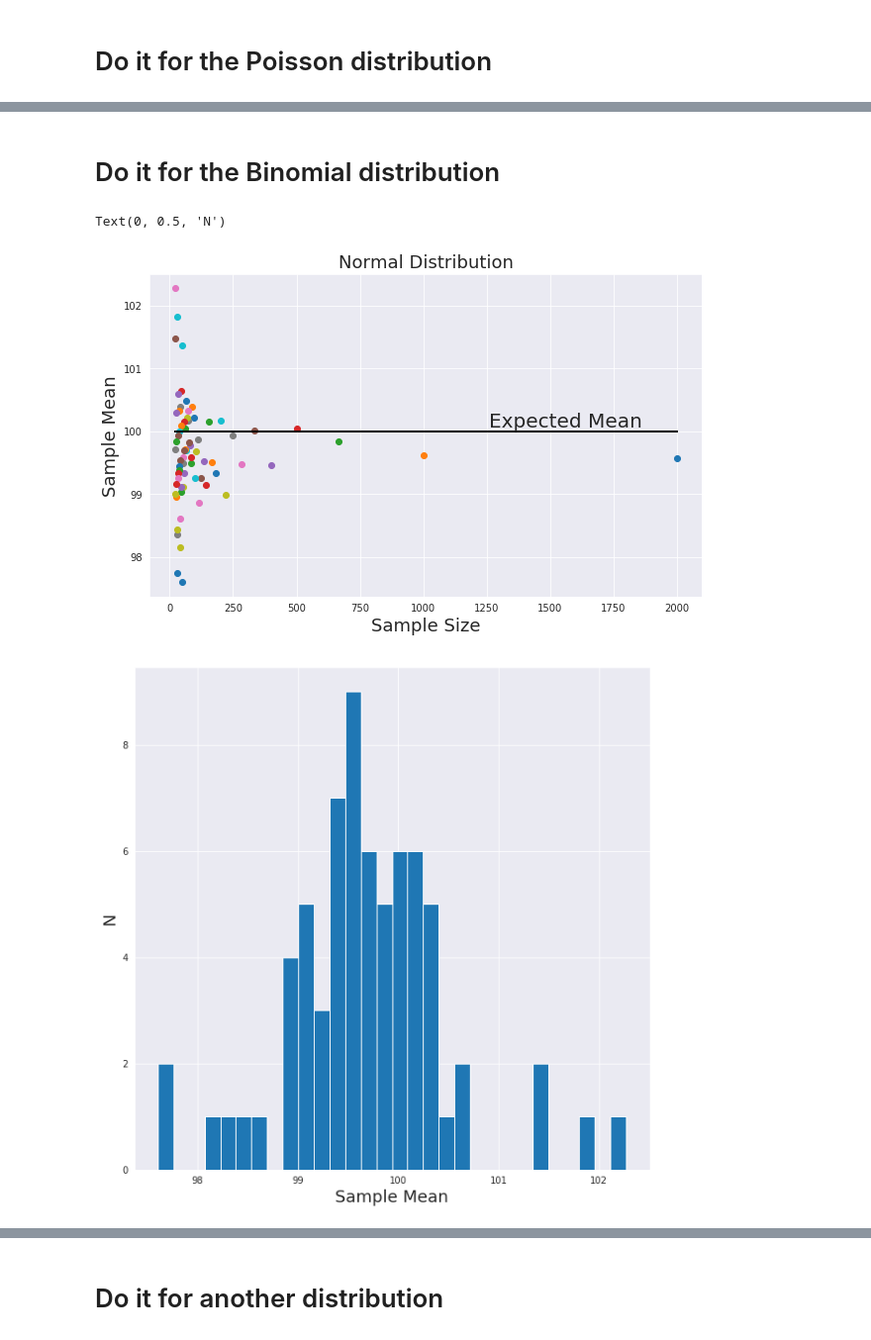
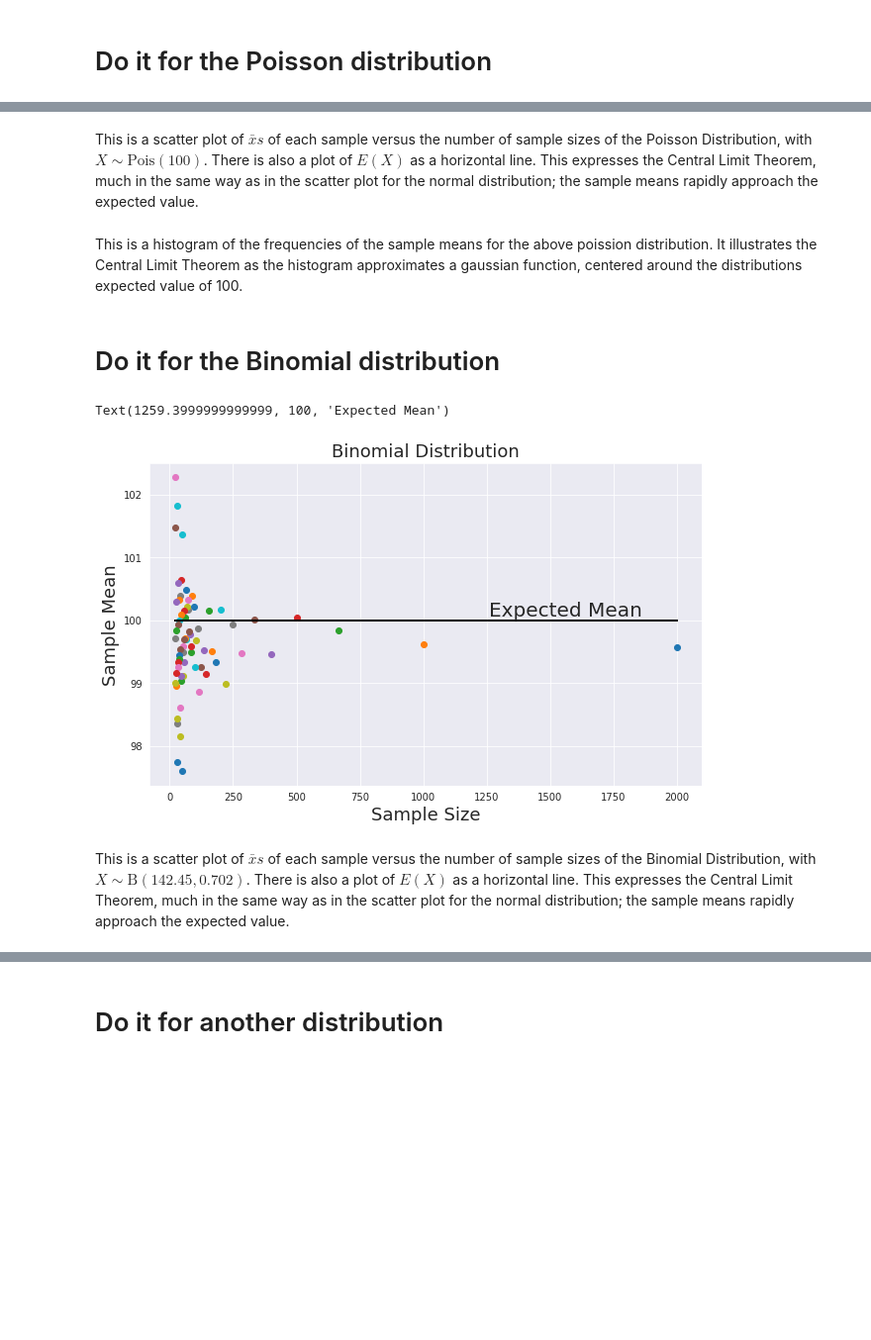
Before and after one commit to sheamusfitz/DSPS_zgermain, a Jupyter notebook: HW2_2_zgermain.ipynb, the cells around one changed output, grey strips where cells are left out. Shown at 99% size. Cells and saved outputs as stored; diff of their text form; code cells hidden in the pictures; blank space fills up the shorter version.

```diff
--- a/HW2_2_zgermain.ipynb
+++ b/HW2_2_zgermain.ipynb
@@ -248,7 +254,7 @@ for entry in md['pois']:
         #Plot Labels
         axpois_mu_n.set_xlabel('Sample Size', fontsize=18)
         axpois_mu_n.set_ylabel('Sample Mean', fontsize=18)
-        axpois_mu_n.set_title('Normal Distribution', fontsize=18)
+        axpois_mu_n.set_title('Poisson Distribution', fontsize=18)
         #Creats line plot for the expected mean
         #Extends from the smallest value of mysize to largest
         #Both endpoints equal mean so it plots a horizontal line
@@ -258,14 +264,4 @@ for entry in md['pois']:
 #After for loop, labels the horizontal line
 axpois_mu_n.text(axpois_mu_n.get_xlim()[1] * .6, 100, "Expected Mean",
                   va="bottom", fontsize=20)
-
-###############################################################################
-#BEGIN HISTOGRAM
-#Creates list of means for histogram
-allmeans = list(md['pois']['means'].values())
-#Initalize histogram
-pl.figure(figsize=(10, 10))
-pl.hist(allmeans,bins=30)
-pl.xlabel('Sample Mean', fontsize = 18)
-pl.ylabel('N', fontsize = 18)
 # %% [output]
@@ -274,0 +270,2 @@ Text(0, 0.5, 'N')
+# %% [markdown]
+This is a scatter plot of $\bar{x} s$ of each sample versus the number of sample sizes of the Poisson Distribution, with $X\sim \text{Pois}(100)$. There is also a plot of $E(X)$ as a horizontal line. This expresses the Central Limit Theorem, much in the same way as in the scatter plot for the normal distribution; the sample means rapidly approach the expected value.
@@ -275,3 +282,5 @@ Text(0, 0.5, 'N')
+# %% [markdown]
+This is a histogram of the frequencies of the sample means for the above poission distribution. It illustrates the Central Limit Theorem as the histogram approximates a gaussian function, centered around the distributions expected value of 100.
 # %% [markdown]
 # Do it for the Binomial distribution
 # %%
@@ -290,44 +299,35 @@ for n in mysize:
     #Stores each sample size as dict key, vale is an array of mysize length
     md['binomial'][n] = np.random.binomial(n = binn, p = binp, size = n)
 
 md['binomial']['means'] = {} #Creation of means entry array for plotting
 axbin_mu_n = pl.figure(figsize=(10,6)).add_subplot(111) #Initialization of plot
 
 #For loop iterates over all dictionary entries for the lnorm
 for entry in md['binomial']:
     #This asks if the dictionary entry is a string
       #The sample sizes are also stored as dictionary elements so this lets you
       #work with these while having the ease of strings for other information
       #inside dictionary
     if not type(entry) == str:
         md['binomial']['means'][entry] = md['binomial'][entry].mean()
         #and plot it
         #Plots the mean just found as a circle
         axbin_mu_n.plot(entry, md['binomial']['means'][entry], 'o')
         #Plot Labels
         axbin_mu_n.set_xlabel('Sample Size', fontsize=18)
         axbin_mu_n.set_ylabel('Sample Mean', fontsize=18)
-        axbin_mu_n.set_title('Normal Distribution', fontsize=18)
+        axbin_mu_n.set_title('Binomial Distribution', fontsize=18)
         #Creats line plot for the expected mean
         #Extends from the smallest value of mysize to largest
         #Both endpoints equal mean so it plots a horizontal line
         #The k style marker marks the line as black
         axbin_mu_n.plot([min(mysize), max(mysize)], [mymean, mymean], 'k')
 
 #After for loop, labels the horizontal line
 axbin_mu_n.text(axbin_mu_n.get_xlim()[1] * .6, 100, "Expected Mean",
                   va="bottom", fontsize=20)
-
-###############################################################################
-#BEGIN HISTOGRAM
-#Creates list of means for histogram
-allmeans = list(md['binomial']['means'].values())
-#Initalize histogram
-pl.figure(figsize=(10, 10))
-pl.hist(allmeans,bins=30)
-pl.xlabel('Sample Mean', fontsize = 18)
-pl.ylabel('N', fontsize = 18)
 # %% [output]
-Text(0, 0.5, 'N')
+Text(1259.3999999999999, 100, 'Expected Mean')
-[figure, old version]
+[figure, new version]
-[figure, removed]
+# %% [markdown]
+This is a scatter plot of $\bar{x} s$ of each sample versus the number of sample sizes of the Binomial Distribution, with $X\sim \text{B}(142.45,0.702)$. There is also a plot of $E(X)$ as a horizontal line. This expresses the Central Limit Theorem, much in the same way as in the scatter plot for the normal distribution; the sample means rapidly approach the expected value.
```
Also changed, not shown: parts of 12 cells of this notebook.
